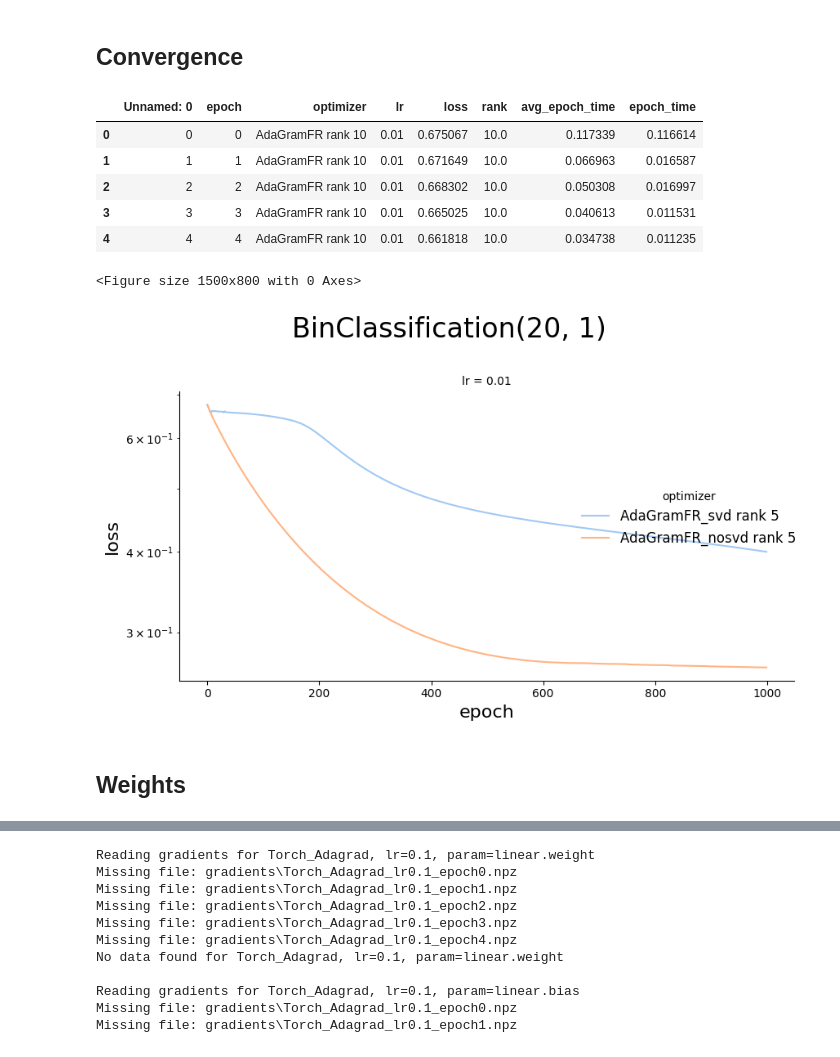
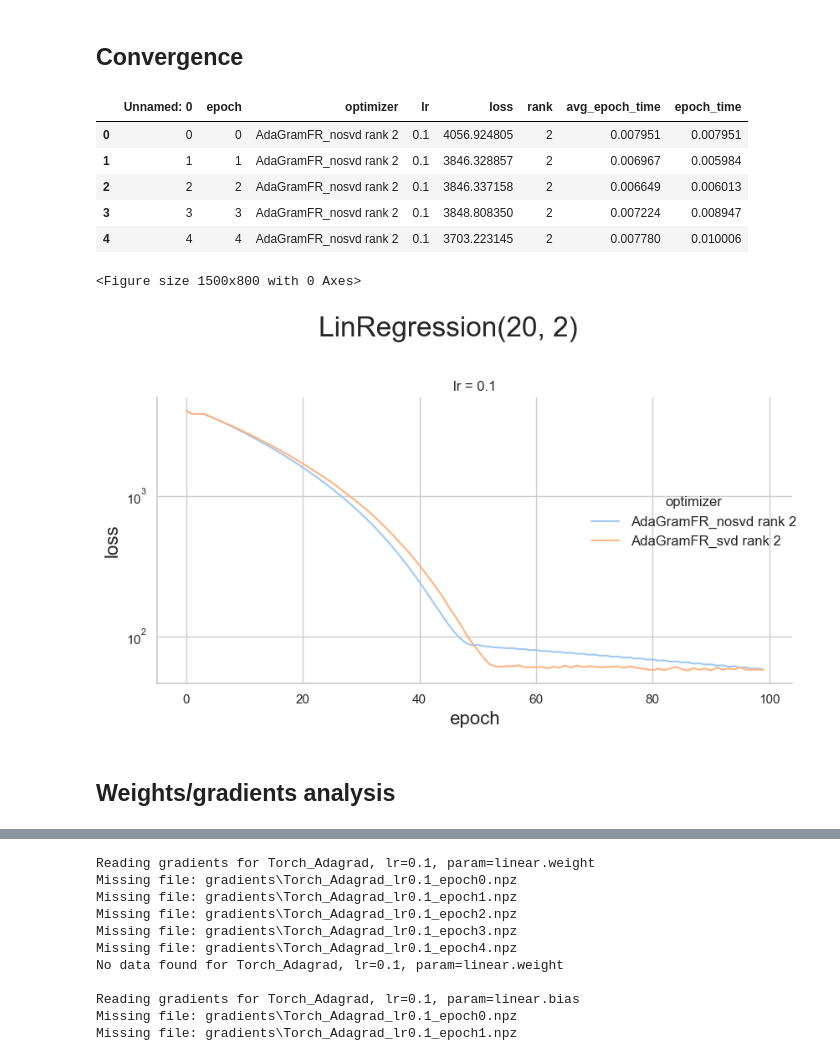
Before and after one commit to tnmtvv/AdaGram, a Jupyter notebook: notebooks/gram_tests.ipynb, the cells around one changed output, grey strips where cells are left out. Cells and saved outputs as stored; diff of their text form; code cells hidden in the pictures.

```diff
--- a/notebooks/gram_tests.ipynb
+++ b/notebooks/gram_tests.ipynb
@@ -436,26 +282,0 @@ for lr in lr_values:
-# %%
-import pandas as pd
-import matplotlib.pyplot as plt
-
-df = pd.read_csv('adagram_logs.csv')
-lr_values = df['lr'].unique()
-param_id = 0
-params = {0:"weights", 1:"bias"}
-
-for lr in lr_values:
-    fig, ax = plt.subplots(1, 1, figsize=(8, 6))
-    subset = df[df['lr'] == lr]
-    param_subset = subset[subset['param_id'] == param_id]
-    param_subset = param_subset[param_subset['step'] > 90]
-
-    ax.plot(param_subset['step'], param_subset['Lt_norm'], label='Lt_norm', linewidth=2)
-    # ax.plot(param_subset['step'], param_subset['min_V'], label='min_V', linewidth=2)
-
-    ax.set_xlabel('Step')
-    ax.set_ylabel('Value')
-    ax.set_title(f'Max V for lr={lr} ({params[param_id]})')
-    ax.legend()
-    ax.grid(True, alpha=0.3)
-
-    plt.tight_layout()
-    plt.show()
@@ -464,21 +283,16 @@ for lr in lr_values:
 # %% [markdown]
 ## Convergence
 # %%
-df = pd.read_csv(f'all_algos_{in_dims[0]}_by_{out_dims[0]}.csv')
+df = pd.read_csv(f'results/svd_nosvd_{in_dims[0]}_by_{out_dims[0]}.csv')
 df['loss'] = df['loss'].astype(float)
 df.head()
 # %% [output]
 |  | Unnamed: 0 | epoch | optimizer | lr | loss | rank | avg_epoch_time | epoch_time |
-| 0 | 0 | 0 | AdaGramFR rank 10 | 0.01 | 0.675067 | 10.0 | 0.117339 | 0.116614 |
-| 1 | 1 | 1 | AdaGramFR rank 10 | 0.01 | 0.671649 | 10.0 | 0.066963 | 0.016587 |
-| 2 | 2 | 2 | AdaGramFR rank 10 | 0.01 | 0.668302 | 10.0 | 0.050308 | 0.016997 |
-| 3 | 3 | 3 | AdaGramFR rank 10 | 0.01 | 0.665025 | 10.0 | 0.040613 | 0.011531 |
-| 4 | 4 | 4 | AdaGramFR rank 10 | 0.01 | 0.661818 | 10.0 | 0.034738 | 0.011235 |
+| 0 | 0 | 0 | AdaGramFR_nosvd rank 2 | 0.1 | 4056.924805 | 2 | 0.007951 | 0.007951 |
+| 1 | 1 | 1 | AdaGramFR_nosvd rank 2 | 0.1 | 3846.328857 | 2 | 0.006967 | 0.005984 |
+| 2 | 2 | 2 | AdaGramFR_nosvd rank 2 | 0.1 | 3846.337158 | 2 | 0.006649 | 0.006013 |
+| 3 | 3 | 3 | AdaGramFR_nosvd rank 2 | 0.1 | 3848.808350 | 2 | 0.007224 | 0.008947 |
+| 4 | 4 | 4 | AdaGramFR_nosvd rank 2 | 0.1 | 3703.223145 | 2 | 0.007780 | 0.010006 |
-# %%
-df_1 = pd.read_csv('svd20_by_1.csv')
-df_2 = pd.read_csv('nosvd20_by_1.csv')
-
-df = pd.concat([df_1, df_2])
 # %%
 plt.figure(figsize=(15, 8))
 grid = sns.FacetGrid(
@@ -488,37 +302,38 @@ grid = sns.FacetGrid(
     aspect=1.2,
     sharey=True
 )
 
 grid.map_dataframe(
     sns.lineplot,
     x='epoch',
+    # y='avg_epoch_time',
     y='loss',
     hue='optimizer',
     palette='pastel',
     linewidth=1.5
 )
 
 # Set bigger font size for legend title and legend text
 grid.add_legend(title='optimizer', title_fontsize='15', fontsize='12')
 
-grid.fig.suptitle(f'BinClassification({in_dims[0]}, {out_dims[0]})',
+grid.fig.suptitle(f'LinRegression({in_dims[0]}, {out_dims[0]})',
                   fontsize=24, y=1.02)
 
 # Set bigger font size for axis labels
 for ax in grid.axes.flat:
     ax.set_yscale('log')
     ax.set_xlabel(ax.get_xlabel(), fontsize=16)
     ax.set_ylabel(ax.get_ylabel(), fontsize=16)
 
 grid.set_titles(col_template="lr = {col_name}", fontsize=20)
 
 plt.tight_layout()
 plt.show()
 # %% [output]
 <Figure size 1500x800 with 0 Axes>
-[figure, old version]
+[figure, new version]
 # %% [markdown]
-## Weights
+## Weights/gradients analysis
 # %%
 import numpy as np
 import os
```
Also changed, not shown: parts of 19 cells of this notebook, 13 other files.
